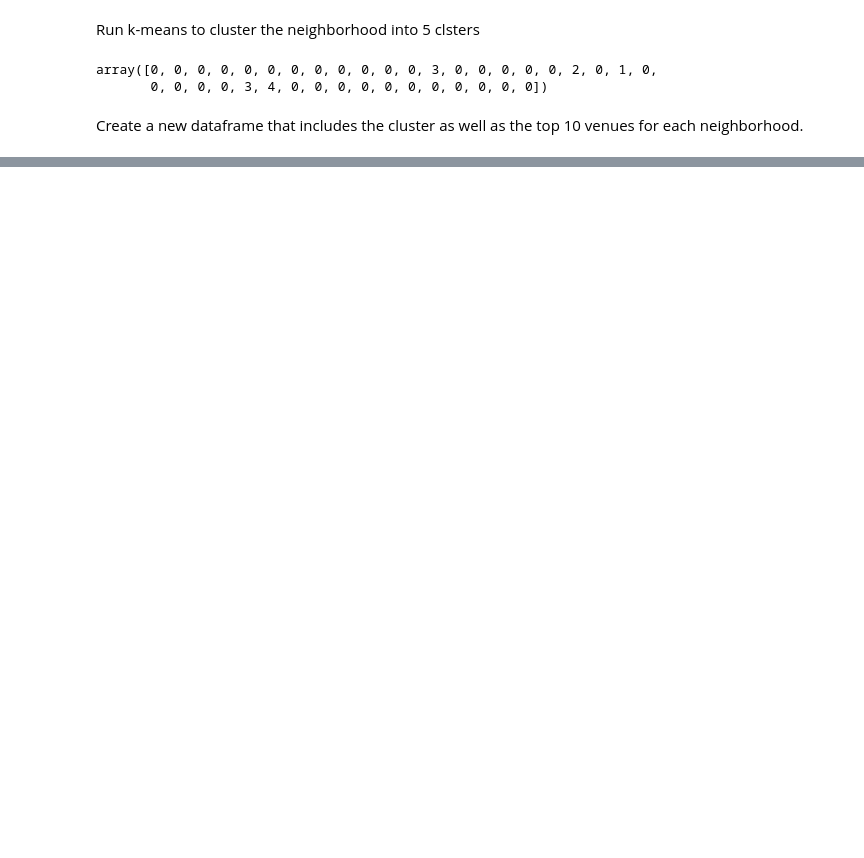
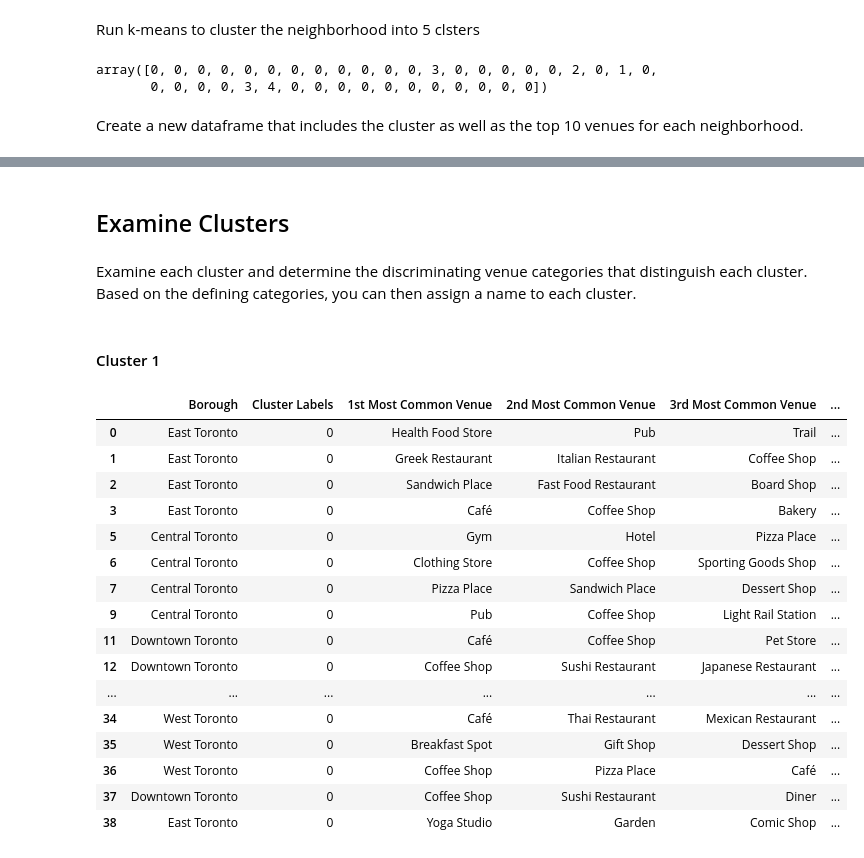
Before and after one commit to najoshi7/Coursera_Capstone_2, a Jupyter notebook: Segmenting And Clustering Neighborhood in Toronto.ipynb, the cells around one changed output, grey strips where cells are left out. Saved outputs shown, nothing was run; the diff lists cells and outputs as text; code cells hidden in the pictures; blank space fills up the shorter version.

Commit message:
modified toronto file

```diff
--- a/Segmenting And Clustering Neighborhood in Toronto.ipynb
+++ b/Segmenting And Clustering Neighborhood in Toronto.ipynb
@@ -623,3 +623,29 @@ for lat, lon, poi, cluster in zip(toronto_merged['Latitude'], toronto_merged['Lo
 map_clusters
 # %% [output]
 [interactive output not drawn]
+# %% [markdown]
+##  Examine Clusters
+# %% [markdown]
+Examine each cluster and determine the discriminating venue categories that distinguish each cluster. Based on the defining categories, you can then assign a name to each cluster.
+# %% [markdown]
+#### Cluster 1
+# %%
+toronto_merged.loc[toronto_merged['Cluster Labels'] == 0, toronto_merged.columns[[1] + list(range(5, toronto_merged.shape[1]))]]
+# %% [output]
+|  | Borough | Cluster Labels | 1st Most Common Venue | 2nd Most Common Venue | 3rd Most Common Venue | ... |
+| 0 | East Toronto | 0 | Health Food Store | Pub | Trail | ... |
+| 1 | East Toronto | 0 | Greek Restaurant | Italian Restaurant | Coffee Shop | ... |
+| 2 | East Toronto | 0 | Sandwich Place | Fast Food Restaurant | Board Shop | ... |
+| 3 | East Toronto | 0 | Café | Coffee Shop | Bakery | ... |
+| 5 | Central Toronto | 0 | Gym | Hotel | Pizza Place | ... |
+| 6 | Central Toronto | 0 | Clothing Store | Coffee Shop | Sporting Goods Shop | ... |
+| 7 | Central Toronto | 0 | Pizza Place | Sandwich Place | Dessert Shop | ... |
+| 9 | Central Toronto | 0 | Pub | Coffee Shop | Light Rail Station | ... |
+| 11 | Downtown Toronto | 0 | Café | Coffee Shop | Pet Store | ... |
+| 12 | Downtown Toronto | 0 | Coffee Shop | Sushi Restaurant | Japanese Restaurant | ... |
+| ... | ... | ... | ... | ... | ... | ... |
+| 34 | West Toronto | 0 | Café | Thai Restaurant | Mexican Restaurant | ... |
+| 35 | West Toronto | 0 | Breakfast Spot | Gift Shop | Dessert Shop | ... |
+| 36 | West Toronto | 0 | Coffee Shop | Pizza Place | Café | ... |
+| 37 | Downtown Toronto | 0 | Coffee Shop | Sushi Restaurant | Diner | ... |
+| 38 | East Toronto | 0 | Yoga Studio | Garden | Comic Shop | ... |
```
Also changed, not shown: parts of 8 cells of this notebook.
